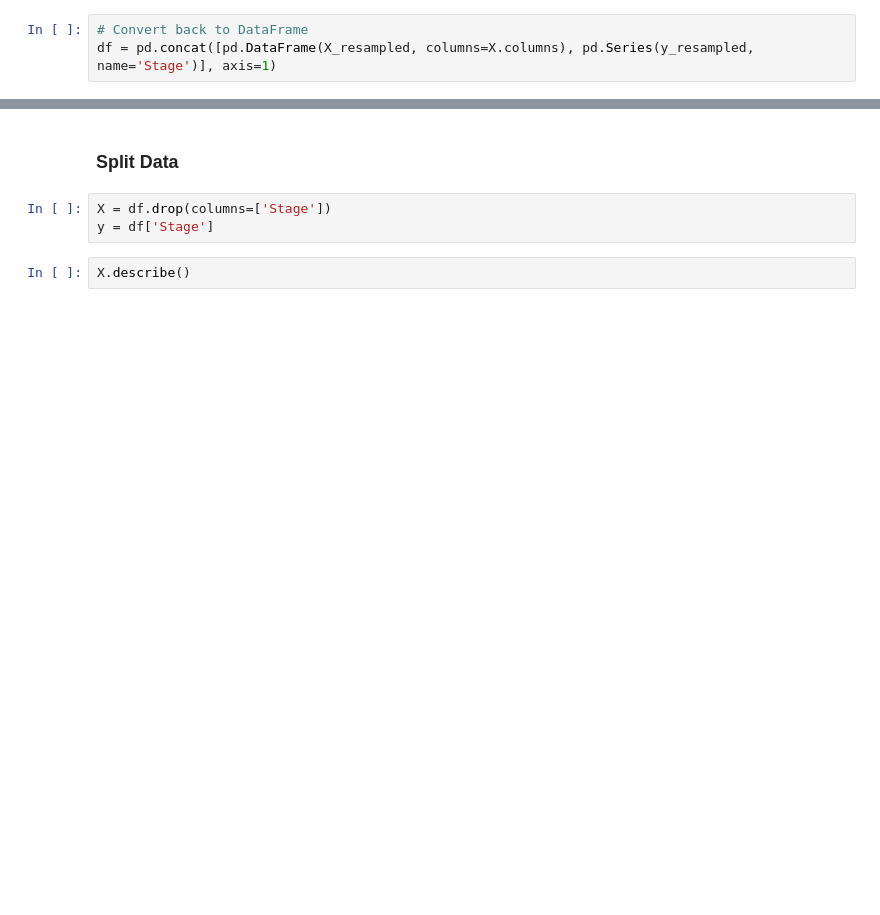
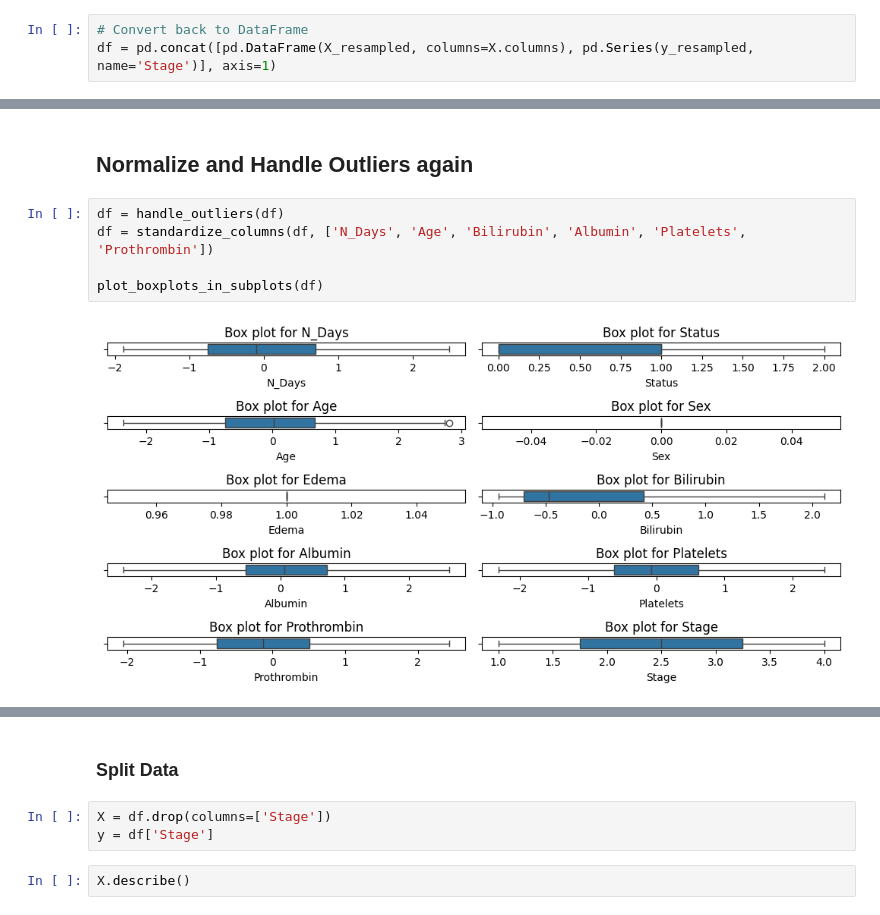
Before and after one commit to yashkathe/Cirrhosis-Prediction, a Jupyter notebook: from_scratch_neural_network.ipynb, the cells around one changed output, grey strips where cells are left out. Drawn from its saved outputs; the diff is of its cells as text; blank space fills up the shorter version.

```diff
--- a/from_scratch_neural_network.ipynb
+++ b/from_scratch_neural_network.ipynb
@@ -356,0 +383,9 @@ plot_boxplots_in_subplots(df)
+# %% [markdown]
+## Normalize and Handle Outliers again
+# %%
+df = handle_outliers(df)
+df = standardize_columns(df, ['N_Days', 'Age', 'Bilirubin', 'Albumin', 'Platelets', 'Prothrombin'])
+
+plot_boxplots_in_subplots(df)
+# %% [output]
+[figure, added]
```
Also changed, not shown: parts of 22 cells of this notebook.
